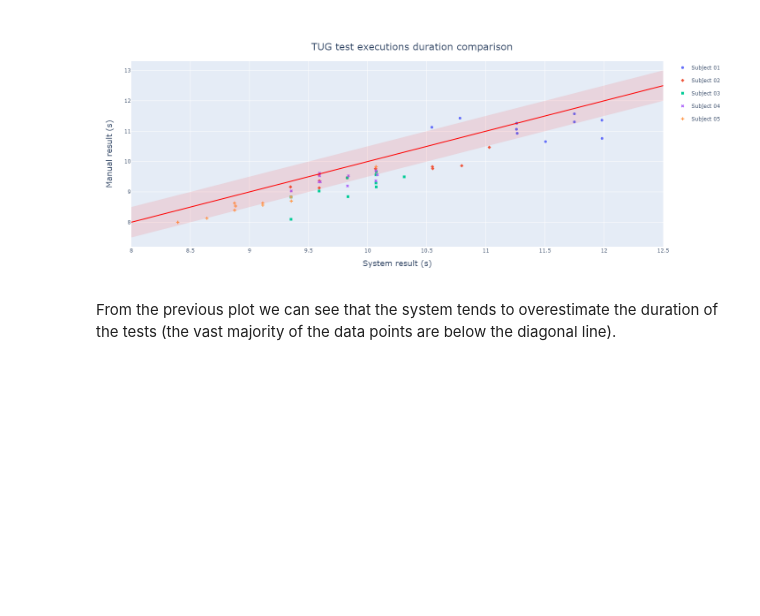
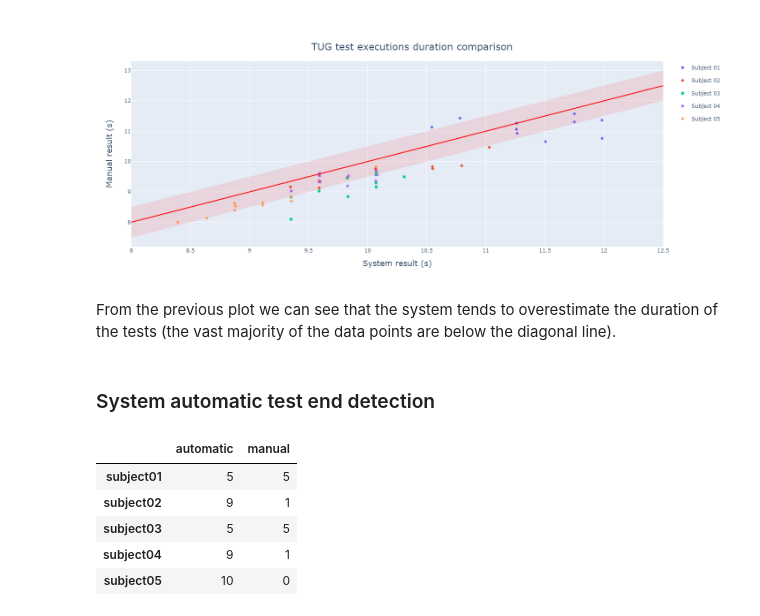
Before and after one commit to matey97/TugTestAnalytics, a Jupyter notebook: results-evaluation.ipynb, the cells around one changed output. Drawn from its saved outputs; the diff is of its cells as text; code cells hidden in the pictures; blank space fills up the shorter version.

```diff
--- a/results-evaluation.ipynb
+++ b/results-evaluation.ipynb
@@ -172,0 +180,16 @@ def to_array(errors, attr, subject_id=None):
+# %%
+def execution_end_type(results):
+    subjects_manual_end = {}
+
+    for subject_id, executions in results.items():
+        subjects_manual_end[subject_id] = {
+            "automatic": 0,
+            "manual": 0
+        }
+        for execution in executions:
+            if execution['automatic_end']:
+                subjects_manual_end[subject_id]['automatic'] += 1
+            else:
+                subjects_manual_end[subject_id]['manual'] += 1
+
+    return subjects_manual_end
@@ -276,3 +329,16 @@ fig.show()
 From the previous plot we can see that the system tends to overestimate the duration of the tests (the vast majority of the data points are below the diagonal line).
 # %%
 fig.write_image("IMAGES/duration_comparison.pdf")
+# %% [markdown]
+### System automatic test end detection
+# %%
+end_type = execution_end_type(man_results)
+# %%
+pd.DataFrame(end_type).transpose()
+# %% [output]
+|  | automatic | manual |
+| subject01 | 5 | 5 |
+| subject02 | 9 | 1 |
+| subject03 | 5 | 5 |
+| subject04 | 9 | 1 |
+| subject05 | 10 | 0 |
```
Also changed, not shown: parts of 20 cells of this notebook, 3 other files.
